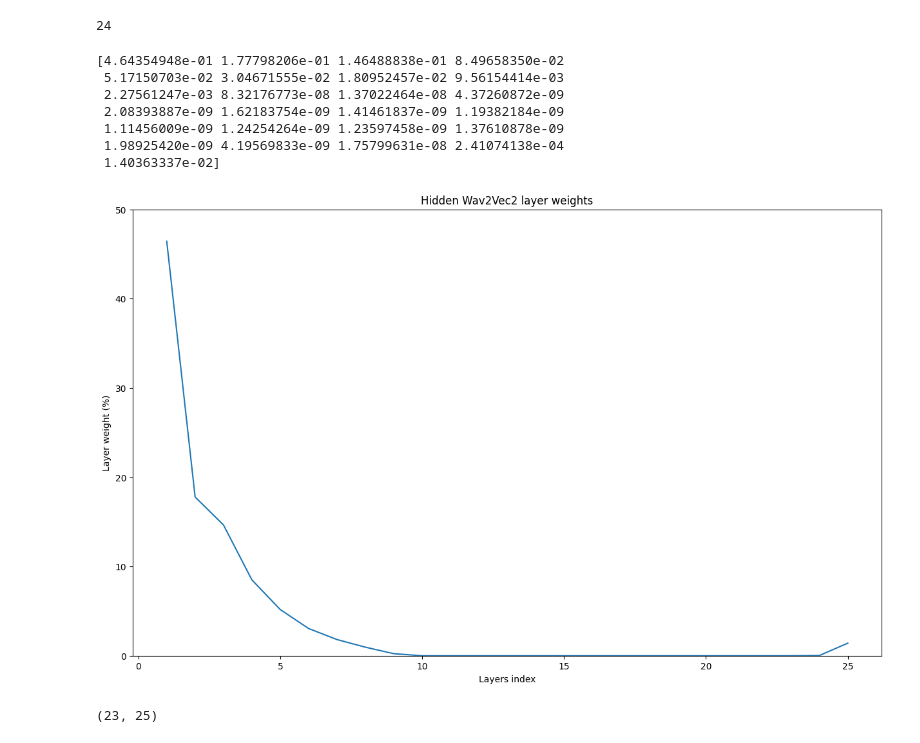
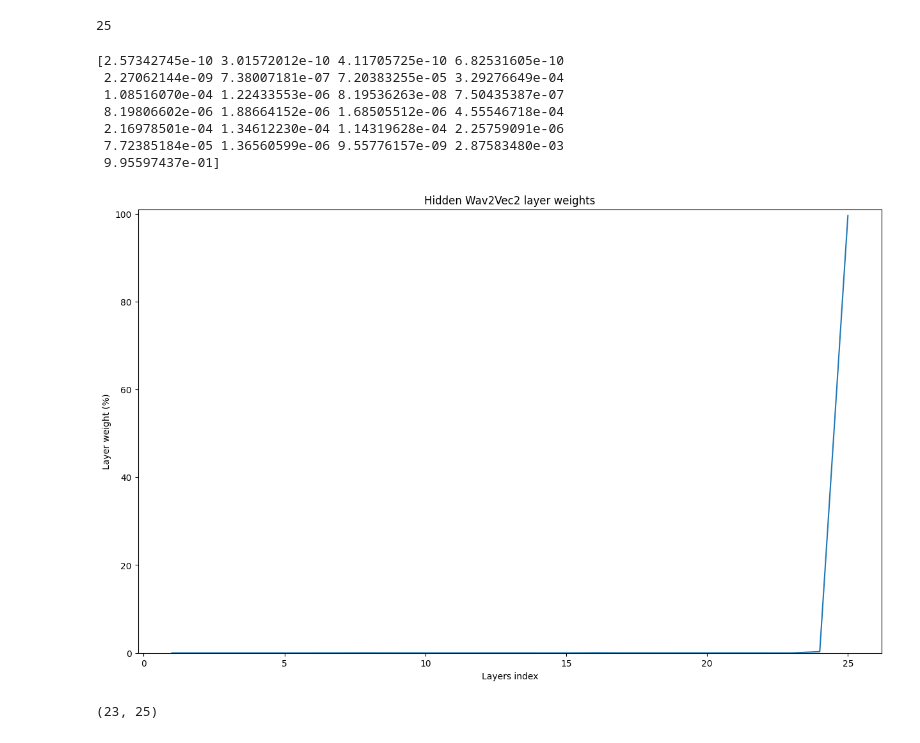
Before and after one commit to MaloMn/wav2vec2-phone-classification, a Jupyter notebook: post-analysis/weights/weights-analysis.ipynb, the cells around one changed output. Drawn from its saved outputs; the diff is of its cells as text; code cells hidden in the pictures.

```diff
--- a/post-analysis/weights/weights-analysis.ipynb
+++ b/post-analysis/weights/weights-analysis.ipynb
@@ -3,8 +3,11 @@ from scipy.special import softmax
 import matplotlib.pyplot as plt
 import numpy as np
 import re
+# %%
+# weight_file = "weights.txt"
+weight_file = "weights-unfrozen.txt"
 # %%
-with open("weights.txt", "r") as f:
+with open(weight_file, "r") as f:
     content = f.read()
     content = content.replace("\n", "")
 # %%
@@ -12,29 +15,29 @@ weights = re.findall(r"tensor\((\[[\s\d\.\,-]+\])", content)
 weights = [softmax([float(n) for n in re.findall(r"[-\d\.]+", w)]) for w in weights]
 len(weights)
 # %% [output]
-24
+25
 # %%
 for i, w in enumerate([weights[-1]]):
     plt.figure(figsize=(15, 9))
 
     plt.title("Hidden Wav2Vec2 layer weights")
     plt.xlabel("Layers index")
     plt.ylabel("Layer weight (%)")
-    plt.ylim([0.0, 50.0])
+    plt.ylim([0.0, 101.0])
 
     plt.plot(range(1, len(w) + 1), w * 100)
     print(w)
 
     plt.savefig(f"validation_per_plot_{i}.png", bbox_inches="tight")
 # %% [output]
-[4.64354948e-01 1.77798206e-01 1.46488838e-01 8.49658350e-02
- 5.17150703e-02 3.04671555e-02 1.80952457e-02 9.56154414e-03
- 2.27561247e-03 8.32176773e-08 1.37022464e-08 4.37260872e-09
- 2.08393887e-09 1.62183754e-09 1.41461837e-09 1.19382184e-09
- 1.11456009e-09 1.24254264e-09 1.23597458e-09 1.37610878e-09
- 1.98925420e-09 4.19569833e-09 1.75799631e-08 2.41074138e-04
- 1.40363337e-02]
+[2.57342745e-10 3.01572012e-10 4.11705725e-10 6.82531605e-10
+ 2.27062144e-09 7.38007181e-07 7.20383255e-05 3.29276649e-04
+ 1.08516070e-04 1.22433553e-06 8.19536263e-08 7.50435387e-07
+ 8.19806602e-06 1.88664152e-06 1.68505512e-06 4.55546718e-04
+ 2.16978501e-04 1.34612230e-04 1.14319628e-04 2.25759091e-06
+ 7.72385184e-05 1.36560599e-06 9.55776157e-09 2.87583480e-03
+ 9.95597437e-01]
-[figure, old version]
+[figure, new version]
 # %%
 movements = np.array([np.array(a) - np.array(weights[0]) for a in weights[1:]])
 movements.shape
```
Also changed, not shown: parts of 2 cells of this notebook, 13 other files.
